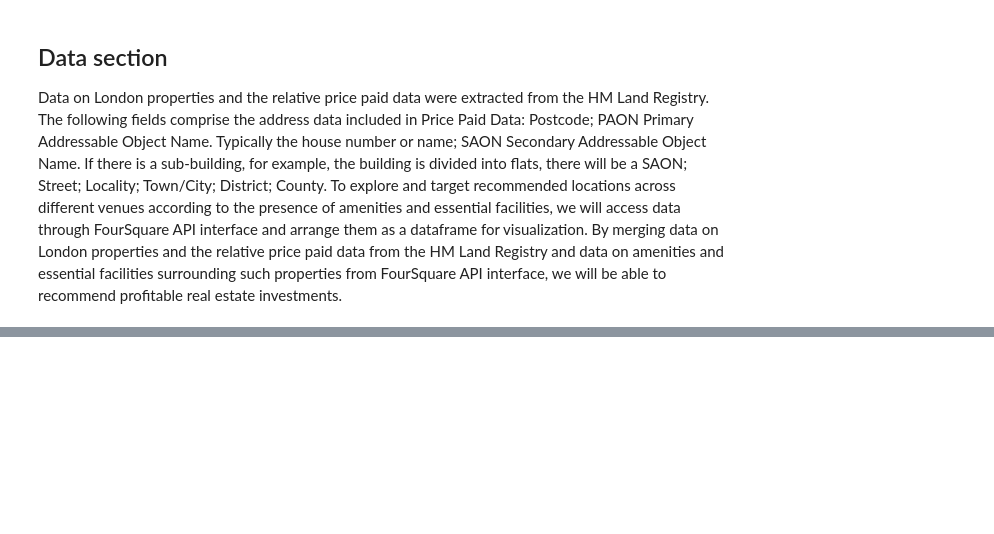
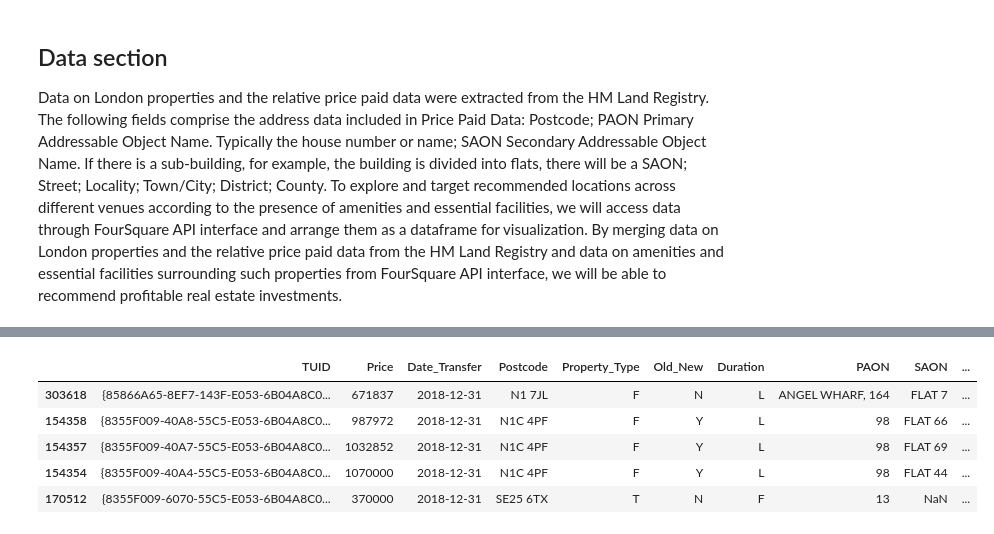
Before and after one commit to 3Ashutosh/Cousera_capstone, a Jupyter notebook: Cousera_final_deliverable.ipynb, the cells around one changed output, grey strips where cells are left out. Drawn from its saved outputs; the diff is of its cells as text; code cells hidden in the pictures; blank space fills up the shorter version.

```diff
--- a/Cousera_final_deliverable.ipynb
+++ b/Cousera_final_deliverable.ipynb
@@ -15,0 +128,12 @@ To explore and target recommended locations across different venues according to
+# %%
+# Filtering the Dataset to London Town_city
+Land_data.columns = [column.replace(" ","_") for column in Land_data.columns] # Replacing the space in column name with _
+Land_data_london = Land_data.query("Town_City == 'LONDON'")
+Land_data_london.head()
+# %% [output]
+|  | TUID | Price | Date_Transfer | Postcode | Property_Type | Old_New | Duration | PAON | SAON | ... |
+| 303618 | {85866A65-8EF7-143F-E053-6B04A8C0... | 671837 | 2018-12-31 | N1 7JL | F | N | L | ANGEL WHARF, 164 | FLAT 7 | ... |
+| 154358 | {8355F009-40A8-55C5-E053-6B04A8C0... | 987972 | 2018-12-31 | N1C 4PF | F | Y | L | 98 | FLAT 66 | ... |
+| 154357 | {8355F009-40A7-55C5-E053-6B04A8C0... | 1032852 | 2018-12-31 | N1C 4PF | F | Y | L | 98 | FLAT 69 | ... |
+| 154354 | {8355F009-40A4-55C5-E053-6B04A8C0... | 1070000 | 2018-12-31 | N1C 4PF | F | Y | L | 98 | FLAT 44 | ... |
+| 170512 | {8355F009-6070-55C5-E053-6B04A8C0... | 370000 | 2018-12-31 | SE25 6TX | T | N | F | 13 | NaN | ... |
```
Also changed, not shown: parts of 46 cells of this notebook.
